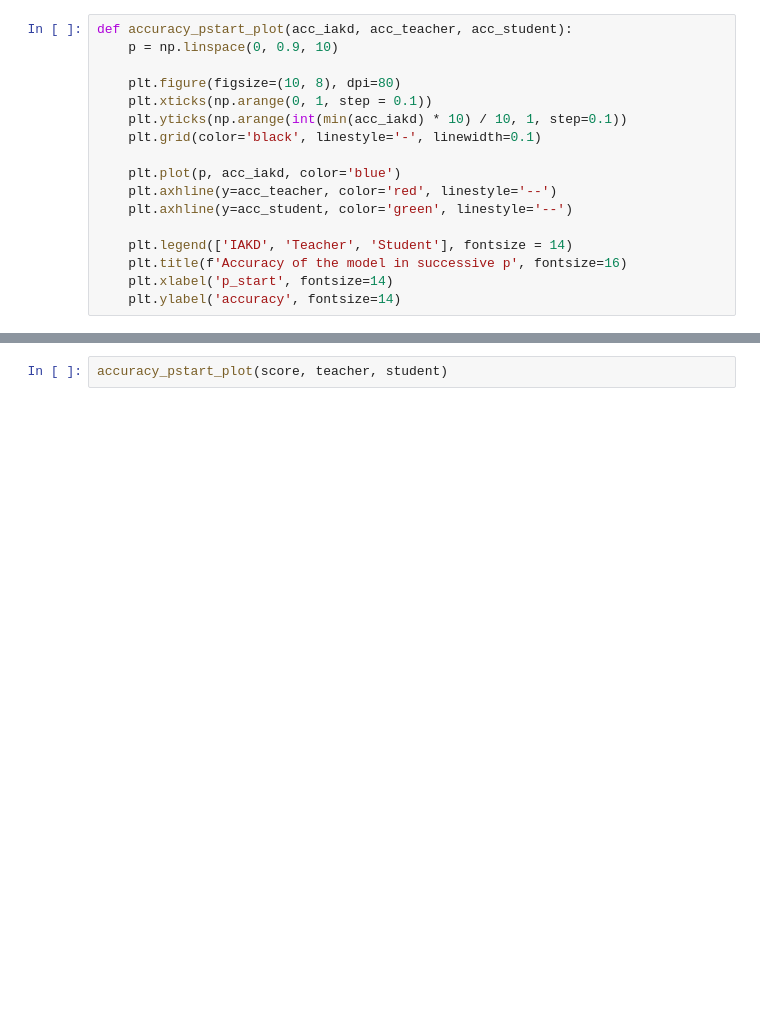
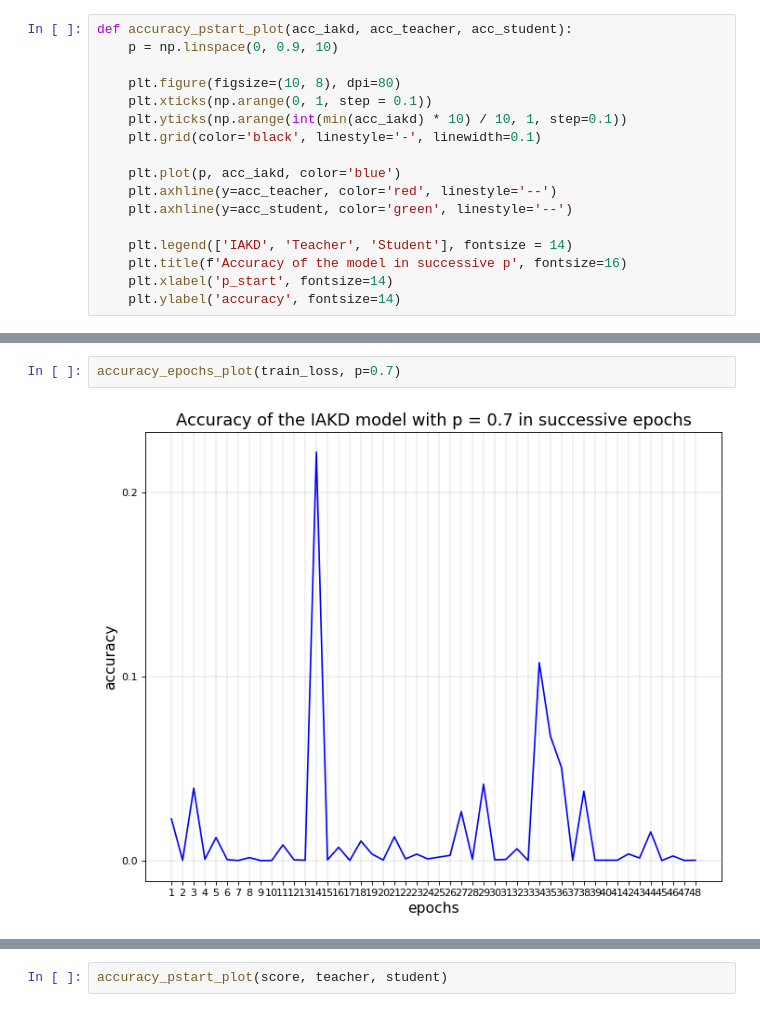
Before and after one commit to maciekchylak/TransferLearning, a Jupyter notebook: plots.ipynb, the cells around one changed output, grey strips where cells are left out. Cells and saved outputs as stored; diff of their text form; blank space fills up the shorter version.

```diff
--- a/plots.ipynb
+++ b/plots.ipynb
@@ -38,0 +81,4 @@ accuracy_epochs_plot(score, p=0.7)
+# %%
+accuracy_epochs_plot(train_loss, p=0.7)
+# %% [output]
+[figure, added]
```
Also changed, not shown: parts of 4 cells of this notebook, 7 other files.
